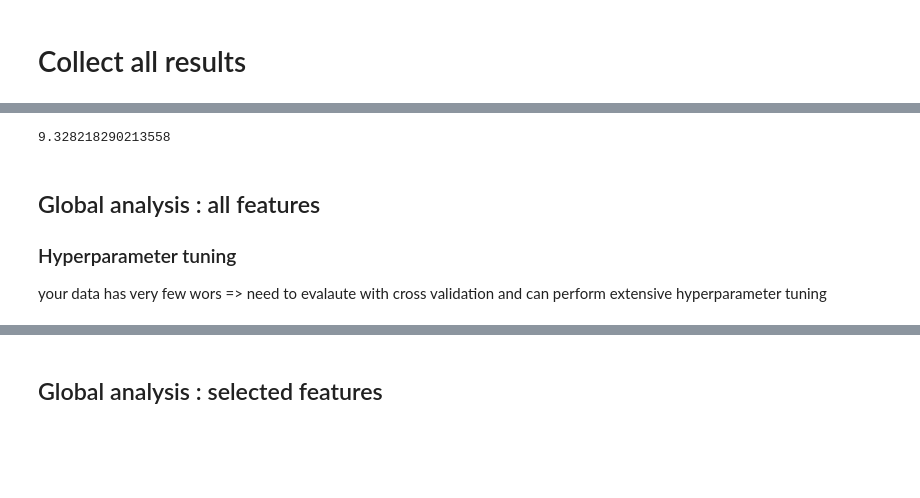
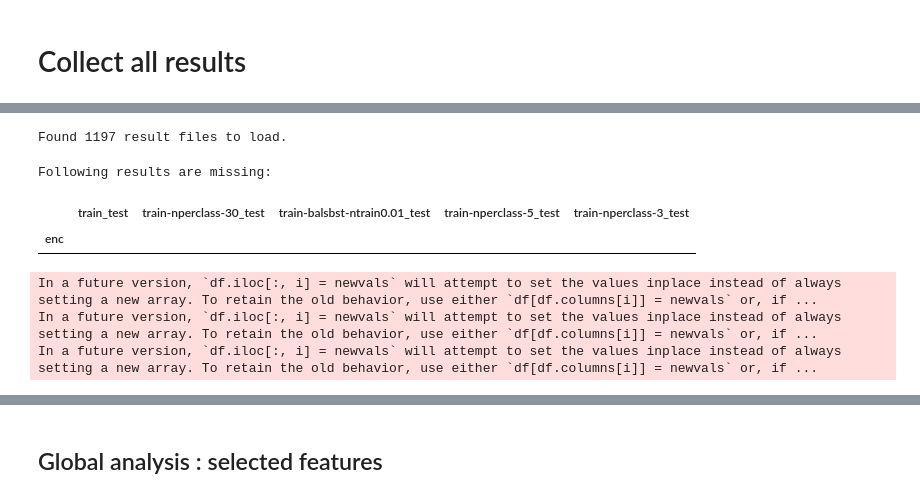
Before and after one commit to YannDubs/SSL-Risk-Decomposition, a Jupyter notebook: notebooks/global.ipynb, the cells around one changed output, grey strips where cells are left out. Drawn from its saved outputs; the diff is of its cells as text; code cells hidden in the pictures; blank space fills up the shorter version.

```diff
--- a/notebooks/global.ipynb
+++ b/notebooks/global.ipynb
@@ -142,0 +119,24 @@ The following results have some nan:
+# %%
+std = load_all_results(pattern=f"**/seed_*/results_all.csv",
+                           skip_ifneq={},
+                           skip_ifin=dict(ssl=["swav_rn50w5","selav2_rn50_ep400_2x160_4x96"]))
+std = std[std.index.isin(['sk_logistic_hypopt','torch_linear_delta_hypopt'], level=1)]
+# CORE_METRICS = ["train_test"
+#                ] + [c for c in std.columns
+#                    if c.endswith("_test") and (c.startswith('train-balsbst-ntrain') or c.startswith('train-nperclass-')) ]
+CORE_METRICS = ["train_test", "train-nperclass-30_test", "train-balsbst-ntrain0.01_test", "train-nperclass-5_test", "train-nperclass-3_test"]
+std = std[CORE_METRICS]
+assert not (std.groupby("enc").nunique() > 1).any().any()
+std = std.groupby("enc").mean()
+#std["delta-100%-1%"] = std["train-balsbst-ntrain0.01_test"] - std["train_test"]
+METRICS = CORE_METRICS #+ ["delta-100%-1%"]
+# %% [output]
+Found 1197 result files to load.
+# %%
+print("Following results are missing:")
+missing=std[std.isna().any(axis=1)]
+missing[[("init" not in i) and ("sup" not in i) for i in missing.index]]
+# %% [output]
+Following results are missing:
+|  | train_test | train-nperclass-30_test | train-balsbst-ntrain0.01_test | train-nperclass-5_test | train-nperclass-3_test |
+| enc |  |  |  |  |  |
@@ -152,4 +181,0 @@ melted_onlyComp = melt(df, components=COMPONENTS_ONLY)
-# %%
-results["agg_risk"].var()**0.5
-# %% [output]
-9.328218290213558
@@ -159,6 +181,0 @@ df = preprocess_features(df)
-# %% [markdown]
-## Global analysis : all features
-
-### Hyperparameter tuning
-
-your data has very few wors => need to evalaute with cross validation and can perform extensive hyperparameter tuning
@@ -179,0 +182,7 @@ else:
+# %%
+df["patch_size"] = df.apply(lambda row: (4 if row["family"] == "convnext" else 7) if pd.isna(row["patch_size"]) else row["patch_size"], axis=1)
+df_pre = preprocess_features(df)
+# %% [output]
+In a future version, `df.iloc[:, i] = newvals` will attempt to set the values inplace instead of always setting a new array. To retain the old behavior, use either `df[df.columns[i]] = newvals` or, if ...
+In a future version, `df.iloc[:, i] = newvals` will attempt to set the values inplace instead of always setting a new array. To retain the old behavior, use either `df[df.columns[i]] = newvals` or, if ...
+In a future version, `df.iloc[:, i] = newvals` will attempt to set the values inplace instead of always setting a new array. To retain the old behavior, use either `df[df.columns[i]] = newvals` or, if ...
```
Also changed, not shown: parts of 31 cells of this notebook.
